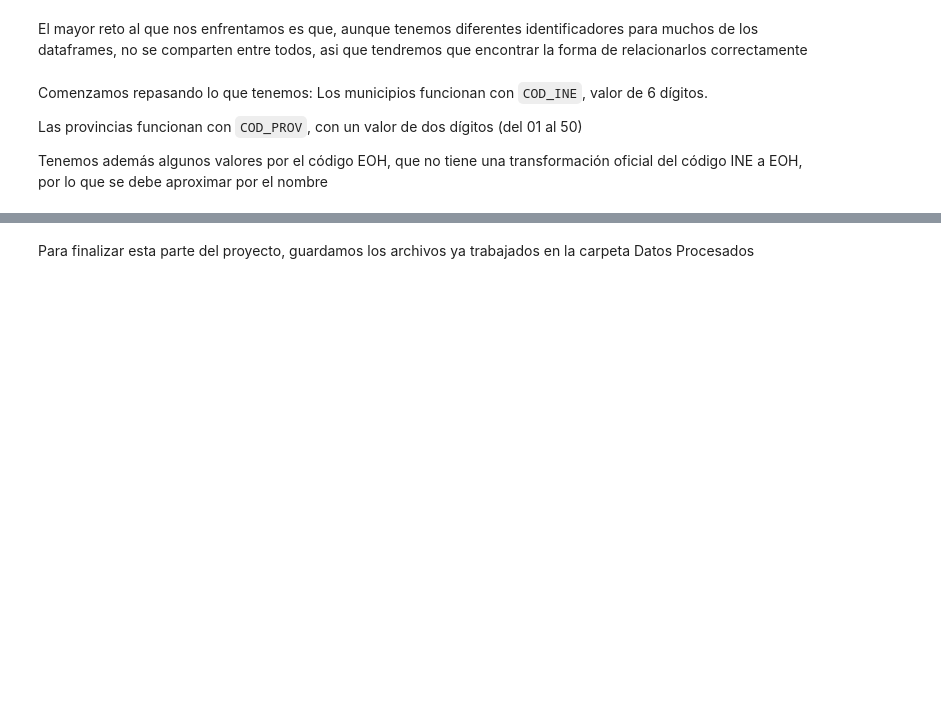
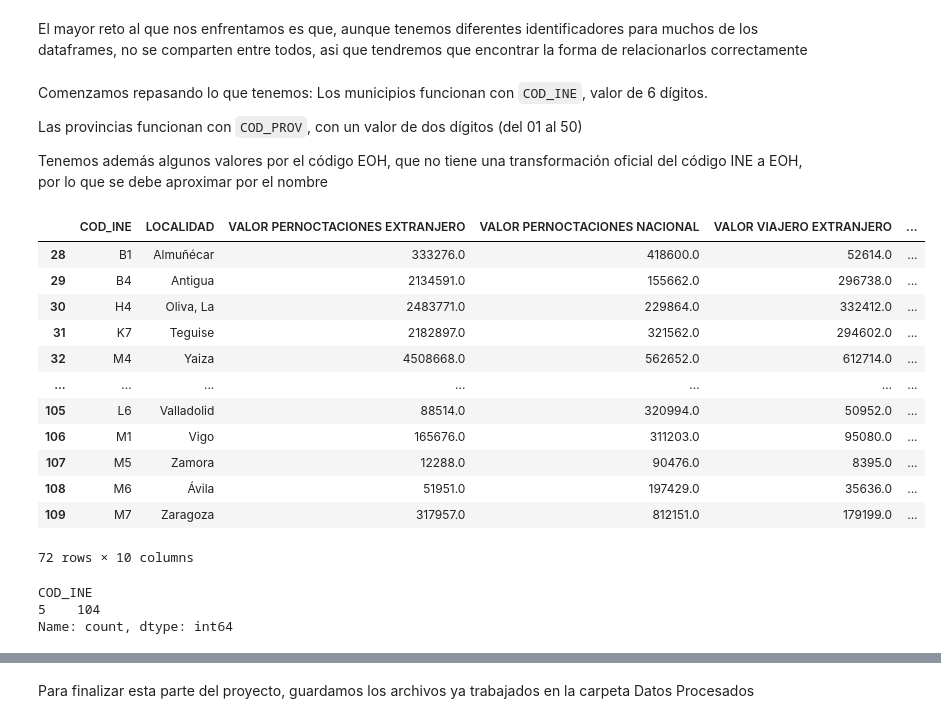
Before and after one commit to manuss05/TUI-AI-DASHBOARD-TFM, a Jupyter notebook: revision_datos.ipynb, the cells around one changed output, grey strips where cells are left out. Cells and saved outputs as stored; diff of their text form; code cells hidden in the pictures; blank space fills up the shorter version.

```diff
--- a/revision_datos.ipynb
+++ b/revision_datos.ipynb
@@ -691,3 +687,51 @@ Comenzamos repasando lo que tenemos: Los municipios funcionan con `COD_INE`, val
 Las provincias funcionan con `COD_PROV`, con un valor de dos dígitos (del 01 al 50)
 
 Tenemos además algunos valores por el código EOH, que no tiene una transformación oficial del código INE  a EOH, por lo que se debe aproximar por el nombre
+# %%
+# Observamos que seguimos con el problema de que algunos municipios aparecen con un código interno del INE, debemos corregirlo
+INE_localidades[INE_localidades['COD_INE'].str.len() < 4]
+# %% [output]
+|  | COD_INE | LOCALIDAD | VALOR PERNOCTACIONES EXTRANJERO | VALOR PERNOCTACIONES NACIONAL | VALOR VIAJERO EXTRANJERO | ... |
+| 28 | B1 | Almuñécar | 333276.0 | 418600.0 | 52614.0 | ... |
+| 29 | B4 | Antigua | 2134591.0 | 155662.0 | 296738.0 | ... |
+| 30 | H4 | Oliva, La | 2483771.0 | 229864.0 | 332412.0 | ... |
+| 31 | K7 | Teguise | 2182897.0 | 321562.0 | 294602.0 | ... |
+| 32 | M4 | Yaiza | 4508668.0 | 562652.0 | 612714.0 | ... |
+| ... | ... | ... | ... | ... | ... | ... |
+| 105 | L6 | Valladolid | 88514.0 | 320994.0 | 50952.0 | ... |
+| 106 | M1 | Vigo | 165676.0 | 311203.0 | 95080.0 | ... |
+| 107 | M5 | Zamora | 12288.0 | 90476.0 | 8395.0 | ... |
+| 108 | M6 | Ávila | 51951.0 | 197429.0 | 35636.0 | ... |
+| 109 | M7 | Zaragoza | 317957.0 | 812151.0 | 179199.0 | ... |
+72 rows × 10 columns
+# %%
+
+# Diccionario para pasar del código EOH a Cod INE
+map_eoh_a_ine = {
+    'A1': '38001', 'A5': '02003', 'A6': '44009', 'A8': '11004', 'B0': '04013',
+    'B1': '18017', 'B4': '35003', 'B7': '38006', 'C2': '29025', 'C4': '48020',
+    'C6': '09059', 'D1': '30016', 'D4': '15030', 'D6': '16078', 'D8': '10037',
+    'D9': '11012', 'E0': '14021', 'E2': '20069', 'E3': '11027', 'E6': '29054',
+    'E7': '46131', 'E8': '33024', 'E9': '18087', 'F4': '11020', 'F5': '35016',
+    'F6': '24089', 'F7': '33036', 'F9': '25120', 'G0': '26089', 'G1': '27028',
+    'G2': '28079', 'G3': '29069', 'G6': '35012', 'G7': '04064', 'H0': '30030',
+    'H1': '29067', 'H2': '06083', 'H3': '29075', 'H4': '35014', 'H6': '33044',
+    'H7': '35015', 'H9': '31201', 'I4': '38028', 'I6': '27051', 'I7': '29084',
+    'I9': '37274', 'J0': '35019', 'J5': '38038', 'J6': '39075', 'J7': '15078',
+    'K0': '40194', 'K2': '41091', 'K3': '42173', 'K4': '11035', 'K5': '43148',
+    'K7': '35024', 'K8': '44216', 'L0': '35028', 'L1': '45168', 'L2': '29901',
+    'L5': '46250', 'L6': '47186', 'M1': '36057', 'M4': '35034', 'M5': '49275',
+    'M6': '05019', 'M7': '50297', 'M9': '11014', 'Q4': '13034', 'Q5': '17079',
+    'Q7': '19257', 'R2': '37107'
+}
+
+
+# Reemplazar los códigos cortos por los códigos INE
+INE_localidades['COD_INE'] = INE_localidades['COD_INE'].apply(lambda x: map_eoh_a_ine.get(x, x))
+
+#Revisamos el largo (nº de caracteres) diferentes, si esta correcto deberian ser solo 5
+INE_localidades['COD_INE'].str.len().value_counts()
+# %% [output]
+COD_INE
+5    104
+Name: count, dtype: int64
```
Also changed, not shown: parts of 7 cells of this notebook, 6 other files.
